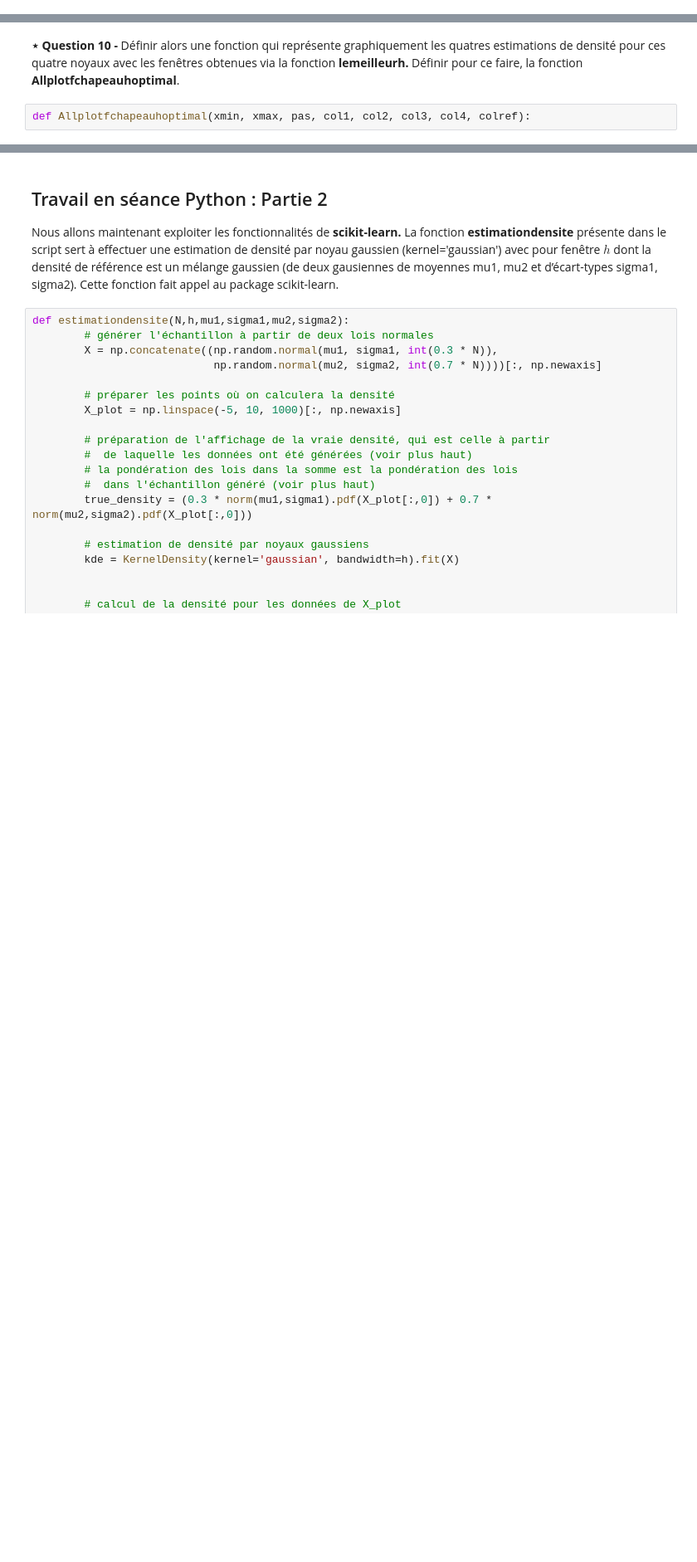
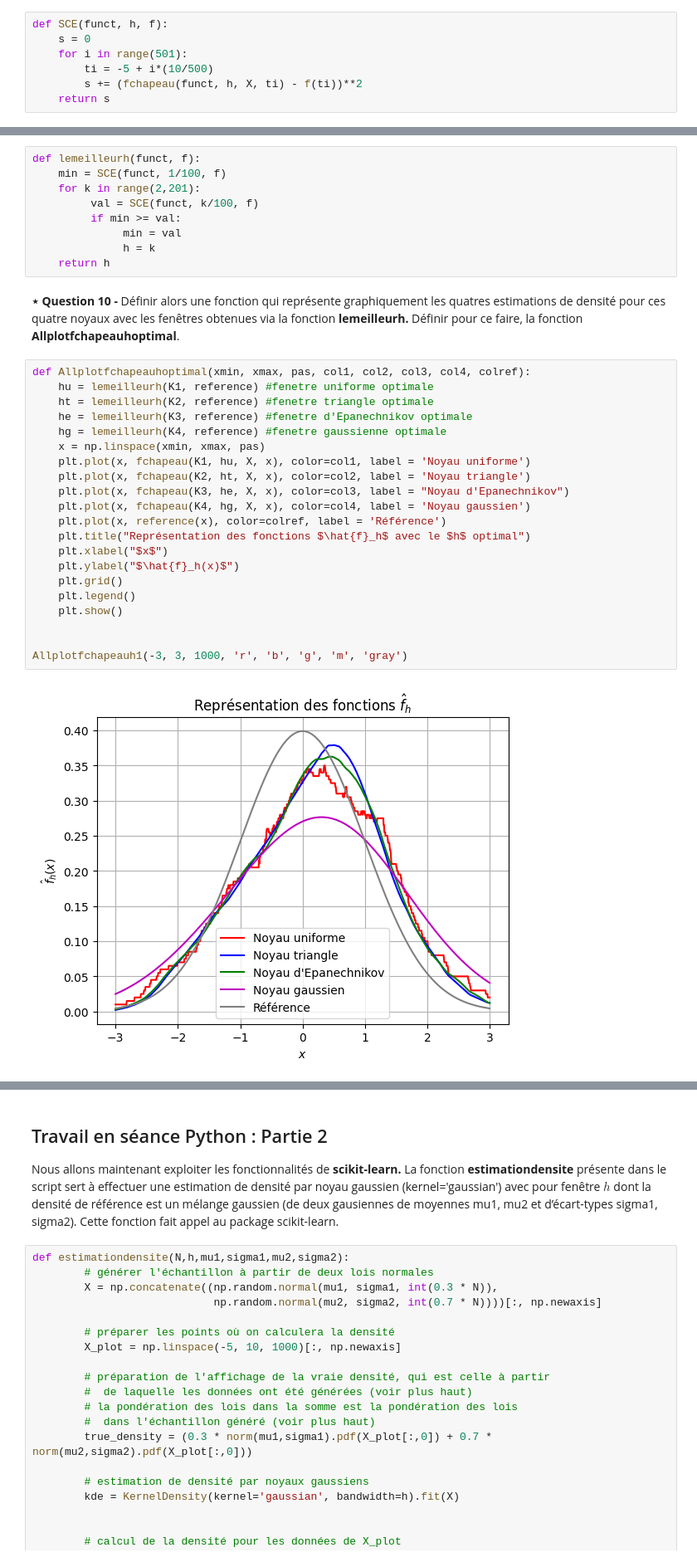
Before and after one commit to Mowibox/SignalLab, a Jupyter notebook: TP3-LONGEOT-THIONGANE-PETIT.ipynb, the cells around one changed output, grey strips where cells are left out. Shown at 83% size. Cells and saved outputs as stored; diff of their text form; blank space fills up the shorter version.

```diff
--- a/TP3-LONGEOT-THIONGANE-PETIT.ipynb
+++ b/TP3-LONGEOT-THIONGANE-PETIT.ipynb
@@ -132 +174,8 @@ def SCE(funct, h, f):
+# %%
+def SCE(funct, h, f):
+    s = 0
+    for i in range(501):
+        ti = -5 + i*(10/500)
+        s += (fchapeau(funct, h, X, ti) - f(ti))**2
+    return s
 # %% [markdown]
@@ -137,5 +184,35 @@ def lemeilleurh(funct, f):
+# %%
+def lemeilleurh(funct, f):
+    min = SCE(funct, 1/100, f)
+    for k in range(2,201):
+         val = SCE(funct, k/100, f)
+         if min >= val:
+              min = val
+              h = k
+    return h
 # %% [markdown]
 **⋆ Question 10 -** Définir alors une fonction qui représente graphiquement les quatres estimations de densité pour ces quatre noyaux avec les fenêtres obtenues via la fonction **lemeilleurh.** Définir pour ce faire, la fonction
 **Allplotfchapeauhoptimal**.
-# %%
-def Allplotfchapeauhoptimal(xmin, xmax, pas, col1, col2, col3, col4, colref):
+# %%
+def Allplotfchapeauhoptimal(xmin, xmax, pas, col1, col2, col3, col4, colref):
+    hu = lemeilleurh(K1, reference) #fenetre uniforme optimale
+    ht = lemeilleurh(K2, reference) #fenetre triangle optimale
+    he = lemeilleurh(K3, reference) #fenetre d'Epanechnikov optimale
+    hg = lemeilleurh(K4, reference) #fenetre gaussienne optimale
+    x = np.linspace(xmin, xmax, pas)
+    plt.plot(x, fchapeau(K1, hu, X, x), color=col1, label = 'Noyau uniforme')
+    plt.plot(x, fchapeau(K2, ht, X, x), color=col2, label = 'Noyau triangle')
+    plt.plot(x, fchapeau(K3, he, X, x), color=col3, label = "Noyau d'Epanechnikov")
+    plt.plot(x, fchapeau(K4, hg, X, x), color=col4, label = 'Noyau gaussien')
+    plt.plot(x, reference(x), color=colref, label = 'Référence')
+    plt.title("Représentation des fonctions $\hat{f}_h$ avec le $h$ optimal")
+    plt.xlabel("$x$")
+    plt.ylabel("$\hat{f}_h(x)$")
+    plt.grid()
+    plt.legend()
+    plt.show()
+
+
+Allplotfchapeauh1(-3, 3, 1000, 'r', 'b', 'g', 'm', 'gray')
+# %% [output]
+[figure, added]
```
Also changed, not shown: parts of 9 cells of this notebook.
